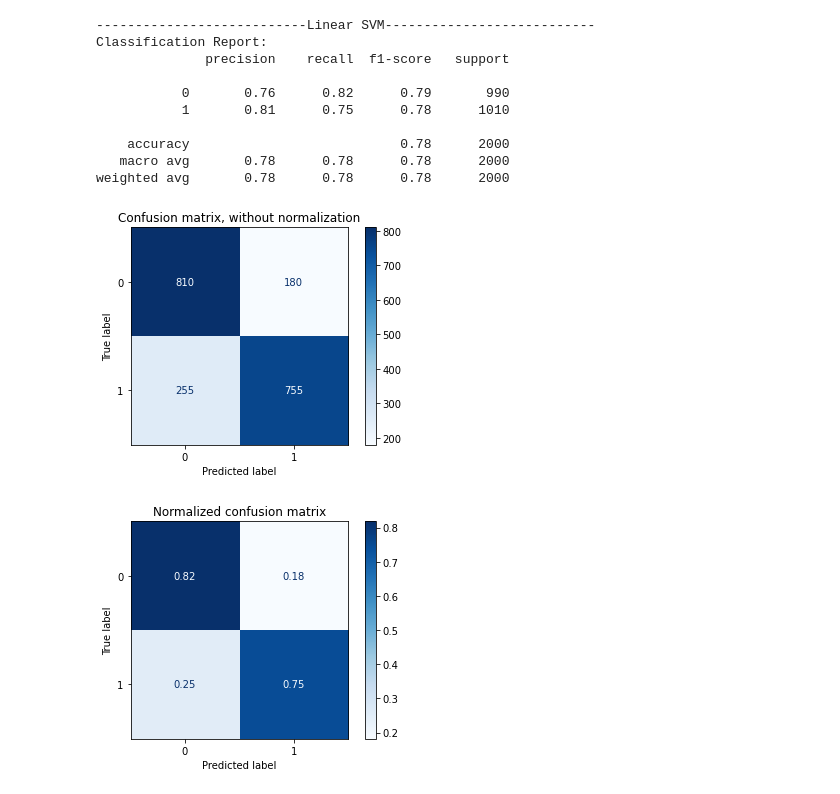
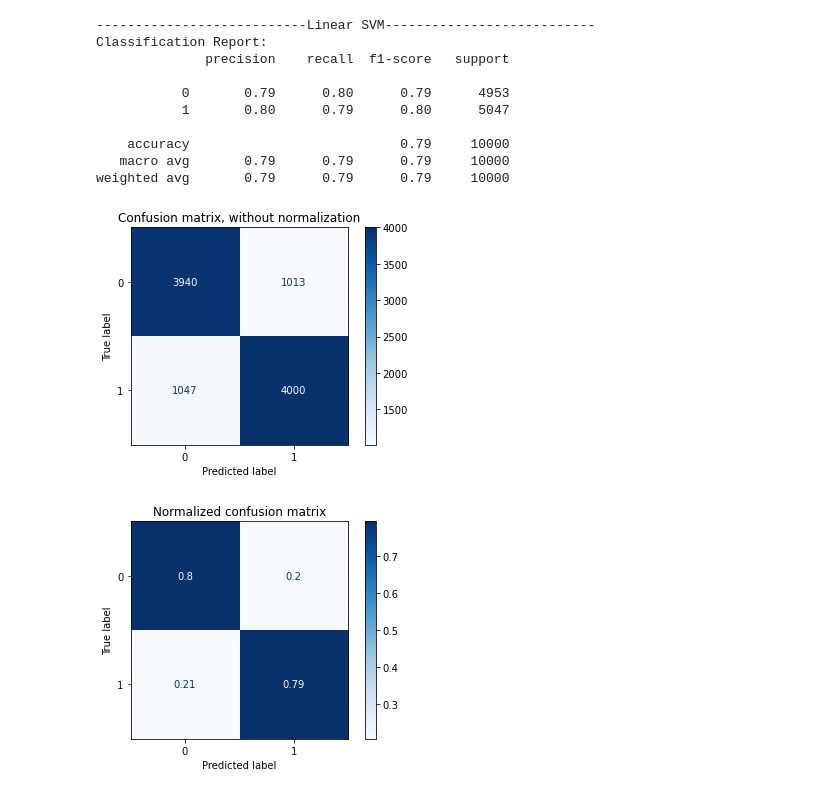
Before and after one commit to Vishvak365/NLP-Tweet-Analysis, a Jupyter notebook: ModelComparsion.ipynb, the cells around one changed output. Drawn from its saved outputs; the diff is of its cells as text; code cells hidden in the pictures.

```diff
--- a/ModelComparsion.ipynb
+++ b/ModelComparsion.ipynb
@@ -43,10 +45,16 @@ df.drop(df.index, inplace=True)
 df = df.append(rating_positive_df[:numValues])
 df = df.append(rating_negative_df[:numValues])
 df = df.sample(frac=1)
+# %%
+subset_split = 450_000
+train_X,test_X,train_y,test_y = train_test_split(df['reviews'][:subset_split], df['rating'][:subset_split], test_size=0.20, random_state=42)
 # %%
-subset_split = 10000
+subset_split_proc = 10000
 vectorizer = TfidfVectorizer(stop_words=stopwords.words('english'))
-processed_reviews = vectorizer.fit_transform(df['reviews'][:subset_split])
+proc_trn_X = vectorizer.fit_transform(train_X[:subset_split_proc])
+trn_y = train_y[:subset_split_proc]
+proc_tst_X = vectorizer.transform(test_X[:subset_split_proc])
+tst_y = test_y[:subset_split_proc]
 # %%
 def evaluation_metric(clf,test_X,test_y):
     prediction = clf.predict(test_X)
@@ -84,18 +89,18 @@ weighted avg       0.78      0.78      0.78      2000
 # %%
-clf2 = svm.SVC(kernel='linear').fit(train_X, train_y)
+clf2 = svm.SVC(kernel='linear').fit(proc_trn_X, trn_y)
 print('---------------------------Linear SVM---------------------------')
-evaluation_metric(clf1,test_X,test_y)
+evaluation_metric(clf2,proc_tst_X,tst_y)
 # %% [output]
 ---------------------------Linear SVM---------------------------
 Classification Report:
               precision    recall  f1-score   support
 
-           0       0.76      0.82      0.79       990
-           1       0.81      0.75      0.78      1010
+           0       0.79      0.80      0.79      4953
+           1       0.80      0.79      0.80      5047
 
-    accuracy                           0.78      2000
-   macro avg       0.78      0.78      0.78      2000
-weighted avg       0.78      0.78      0.78      2000
+    accuracy                           0.79     10000
+   macro avg       0.79      0.79      0.79     10000
+weighted avg       0.79      0.79      0.79     10000
-[figure, old version]
+[figure, new version]
-[figure, old version]
+[figure, new version]
 # %%
```
Also changed, not shown: parts of 5 cells of this notebook.
